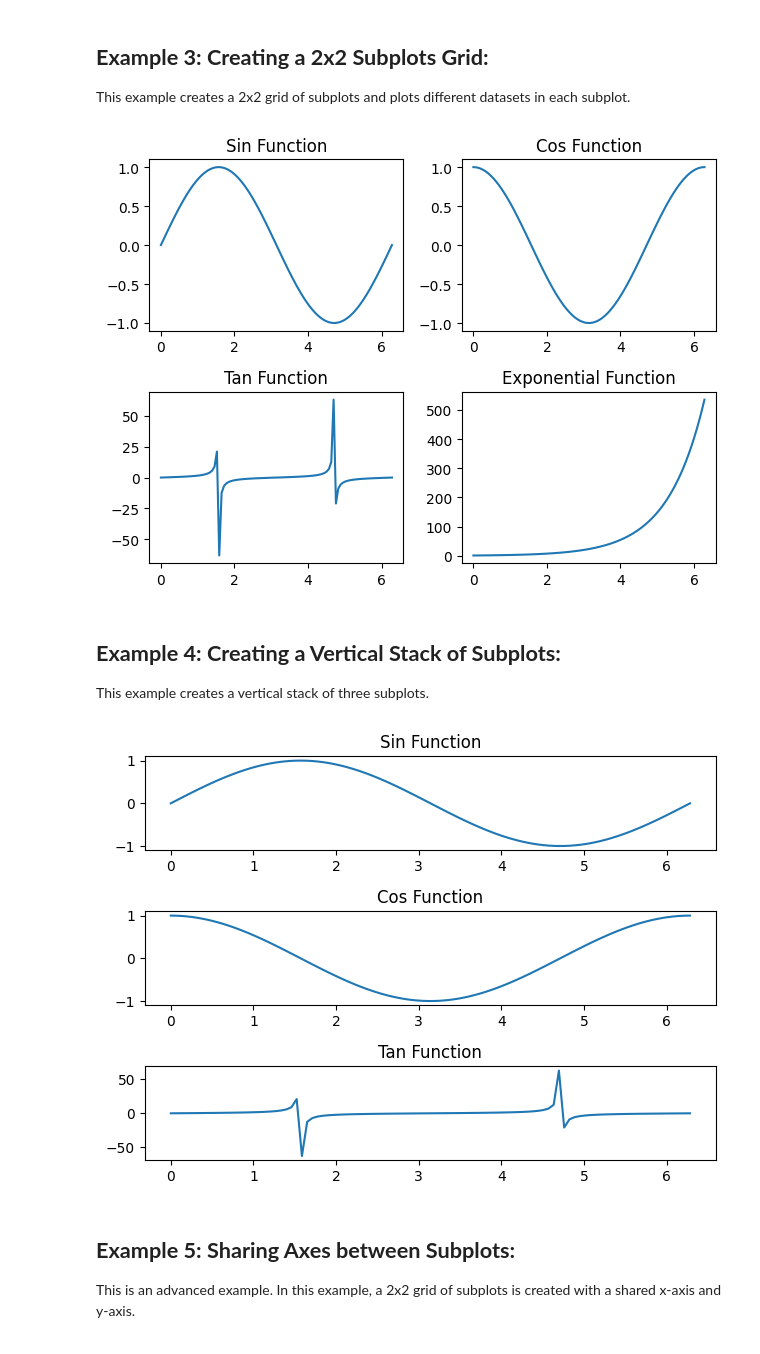
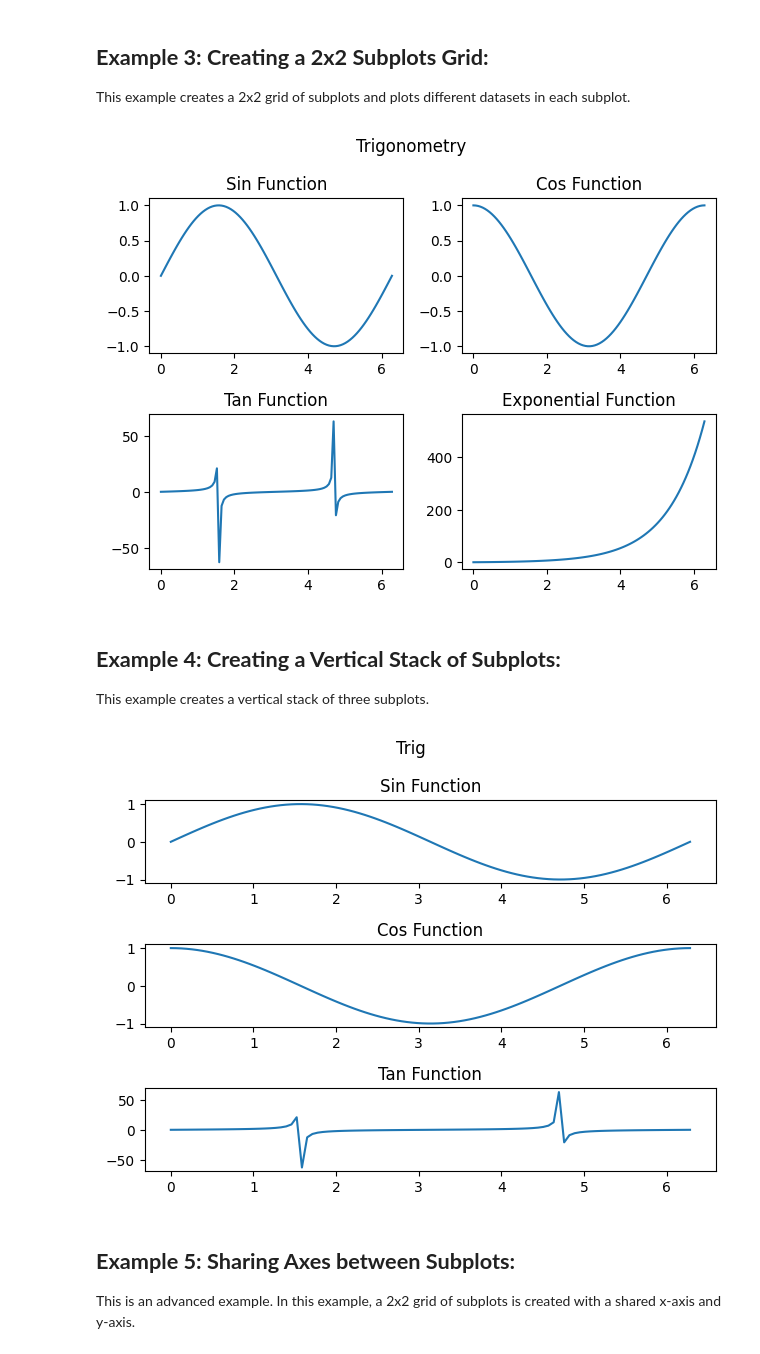
Before and after one commit to jbyers-ctrl/Data_Engineering_Trng, a Jupyter notebook: Module_344_Data_Visualization_with_Python/JamesB-GLAB-344.2.6-Matplotlib_Pyplot_Subplots.ipynb, the cells around one changed output. Saved outputs shown, nothing was run; the diff lists cells and outputs as text; code cells hidden in the pictures.

```diff
--- a/Module_344_Data_Visualization_with_Python/JamesB-GLAB-344.2.6-Matplotlib_Pyplot_Subplots.ipynb
+++ b/Module_344_Data_Visualization_with_Python/JamesB-GLAB-344.2.6-Matplotlib_Pyplot_Subplots.ipynb
@@ -89,6 +90,7 @@ plt.show()
 
 This example creates a 2x2 grid of subplots and plots different datasets in each subplot.
 # %%
+# creates an array of 100 evenly spaced numbers between 0 and 2 * np.pi
 x = np.linspace(0, 2 * np.pi, 100)
 y1 = np.sin(x)
 y2 = np.cos(x)
@@ -109,34 +111,37 @@ axes[1, 0].set_title('Tan Function')
 axes[1, 1].plot(x, y4)
 axes[1, 1].set_title('Exponential Function')
 
+# add a title to the entire figure with the suptitle() function
+plt.suptitle("Trigonometry")
 plt.tight_layout()
 plt.show()
 # %% [output]
-[figure, old version]
+[figure, new version]
 # %% [markdown]
 ## **Example 4: Creating a Vertical Stack of Subplots:**
 This example creates a vertical stack of three subplots.
 # %%
 x = np.linspace(0, 2*np.pi, 100)
 y1 = np.sin(x)
 y2 = np.cos(x)
 y3 = np.tan(x)
 
 fig, axes = plt.subplots(3, 1)
 
 axes[0].plot(x, y1)
 axes[0].set_title('Sin Function')
 
 axes[1].plot(x, y2)
 axes[1].set_title('Cos Function')
 
 axes[2].plot(x, y3)
 axes[2].set_title('Tan Function')
 
+plt.suptitle("Trig")
 plt.tight_layout()
 plt.show()
 # %% [output]
-[figure, old version]
+[figure, new version]
 # %% [markdown]
 ## **Example 5: Sharing Axes between Subplots:**
 
```
Also changed, not shown: parts of 4 cells of this notebook, 17 other files.
